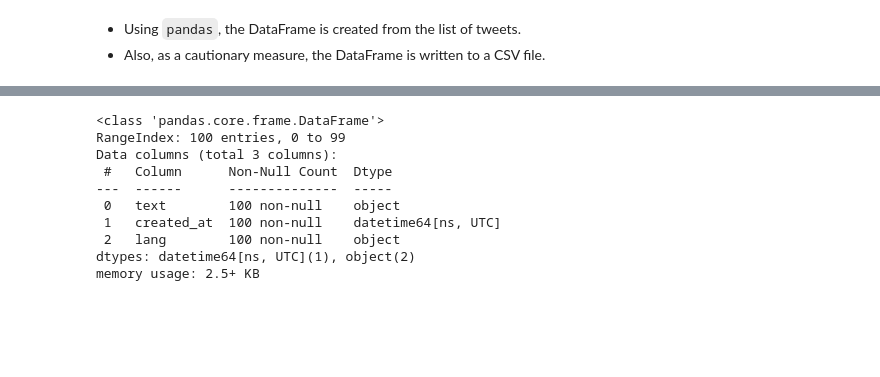
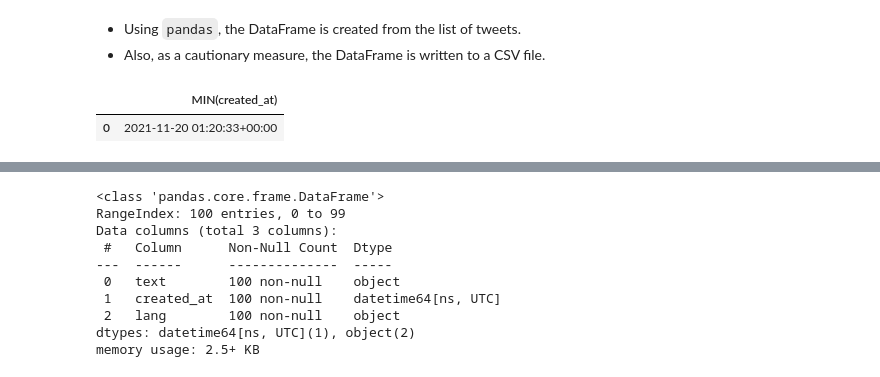
Before and after one commit to baperks/ads_tweetapp, a Jupyter notebook: tweetTasks.ipynb, the cells around one changed output, grey strips where cells are left out. Saved outputs shown, nothing was run; the diff lists cells and outputs as text; code cells hidden in the pictures; blank space fills up the shorter version.

```diff
--- a/tweetTasks.ipynb
+++ b/tweetTasks.ipynb
@@ -100,3 +100,13 @@ import pandas as pd
 
 df = pd.DataFrame(tweet_list)
 df.to_csv('tweets.csv')
+# %%
+import pandas as pd
+import sqlite3 as sql
+
+conn = sql.connect('data/tweets.db')
+twits = pd.read_sql('SELECT MIN(created_at) FROM tweets', conn)
+twits
+# %% [output]
+|  | MIN(created_at) |
+| 0 | 2021-11-20 01:20:33+00:00 |
```
Also changed, not shown: parts of 1 cell of this notebook, 6 other files.
